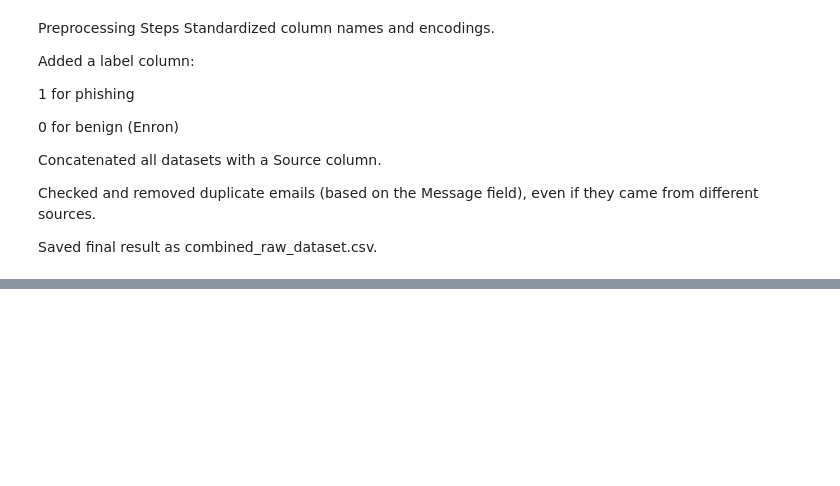
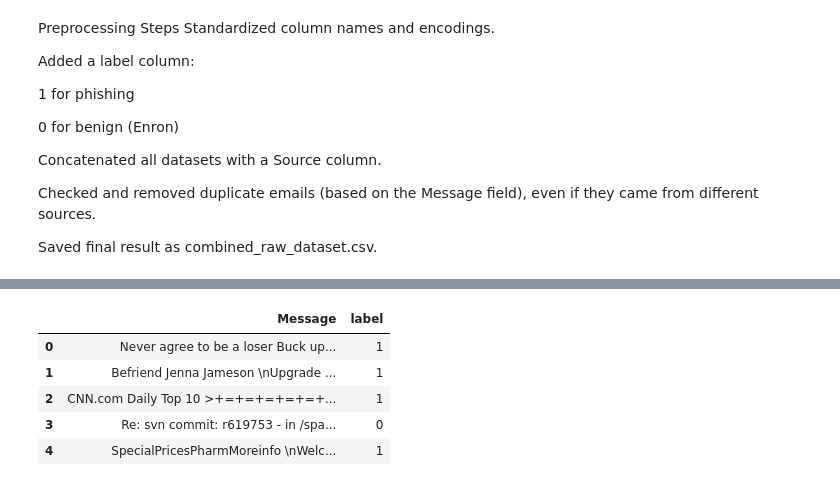
Before and after one commit to shiyunL85/Summer-2025-ECE-597-Group4, a Jupyter notebook: Data Preprocessing/Final_dataset_analysis_new.ipynb, the cells around one changed output, grey strips where cells are left out. Saved outputs shown, nothing was run; the diff lists cells and outputs as text; code cells hidden in the pictures; blank space fills up the shorter version.

Commit message:
changed the dataset as required
combined 7 csv files inside the dataset，make the column name consist with each other，deleted duplicated emails，did data cleaning，plot label distribution

```diff
--- a/Data Preprocessing/Final_dataset_analysis_new.ipynb
+++ b/Data Preprocessing/Final_dataset_analysis_new.ipynb
@@ -223,3 +212,12 @@ Name: count, dtype: int64
+# %%
+all_emails_df.head()
+# %% [output]
+|  | Message | label |
+| 0 | Never agree to be a loser Buck up... | 1 |
+| 1 | Befriend Jenna Jameson \nUpgrade ... | 1 |
+| 2 | CNN.com Daily Top 10 >+=+=+=+=+=+... | 1 |
+| 3 | Re: svn commit: r619753 - in /spa... | 0 |
+| 4 | SpecialPricesPharmMoreinfo \nWelc... | 1 |
 # %%
 before = all_emails_df.shape[0]
 all_emails_df.drop_duplicates(subset='Message', inplace=True)
```
Also changed, not shown: parts of 13 cells of this notebook.
